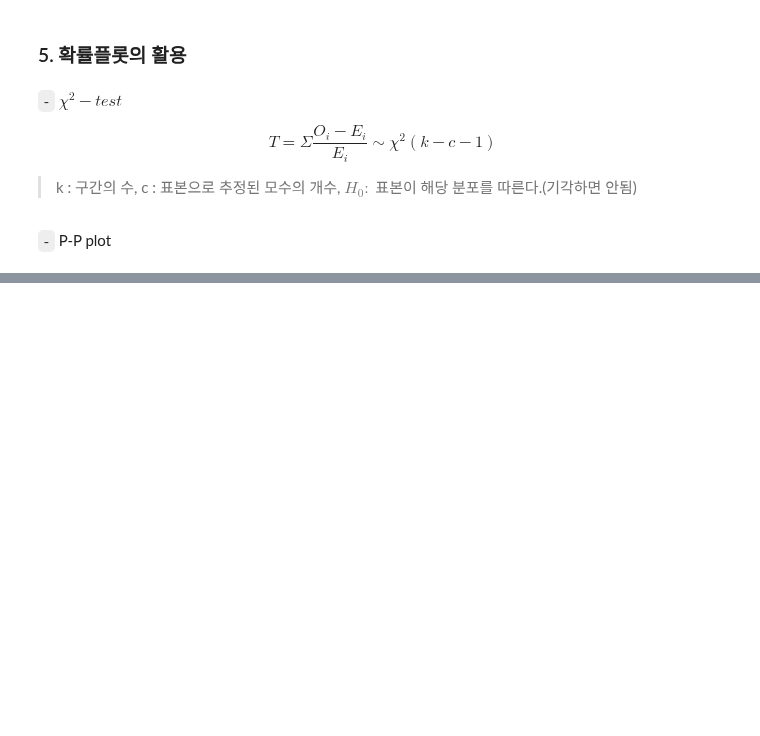
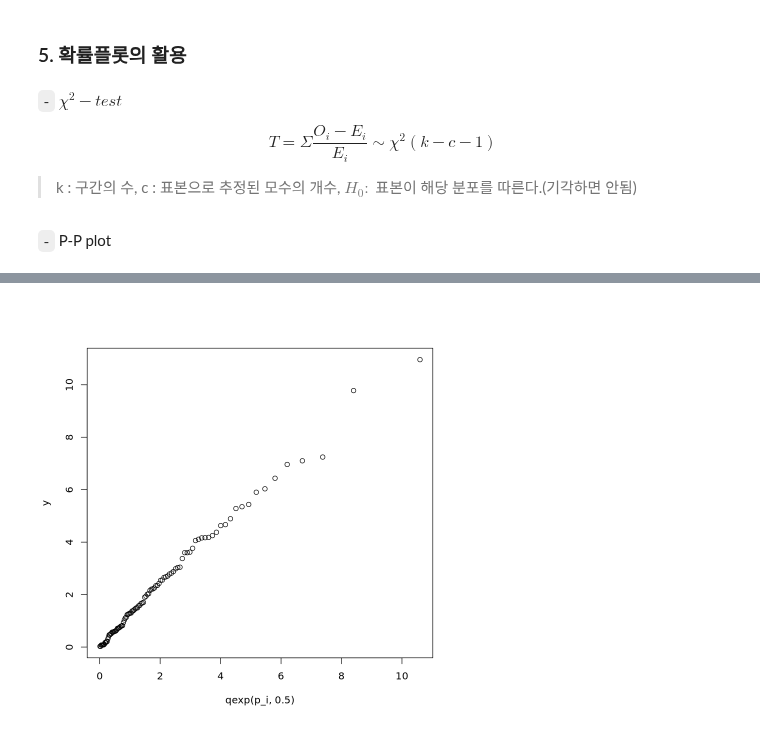
Before and after one commit to HollyRiver/R, a Jupyter notebook: EDA/code assemble.ipynb, the cells around one changed output, grey strips where cells are left out. Drawn from its saved outputs; the diff is of its cells as text; code cells hidden in the pictures; blank space fills up the shorter version.

```diff
--- a/EDA/code assemble.ipynb
+++ b/EDA/code assemble.ipynb
@@ -268,0 +310,4 @@ $$T = \Sigma\frac{O_i - E_i}{E_i} \sim \chi^2(k-c-1)$$
+# %%
+qqplot(qexp(p_i, 0.5), y)
+# %% [output]
+[figure, added]
```
Also changed, not shown: parts of 10 cells of this notebook, 3 other files.
